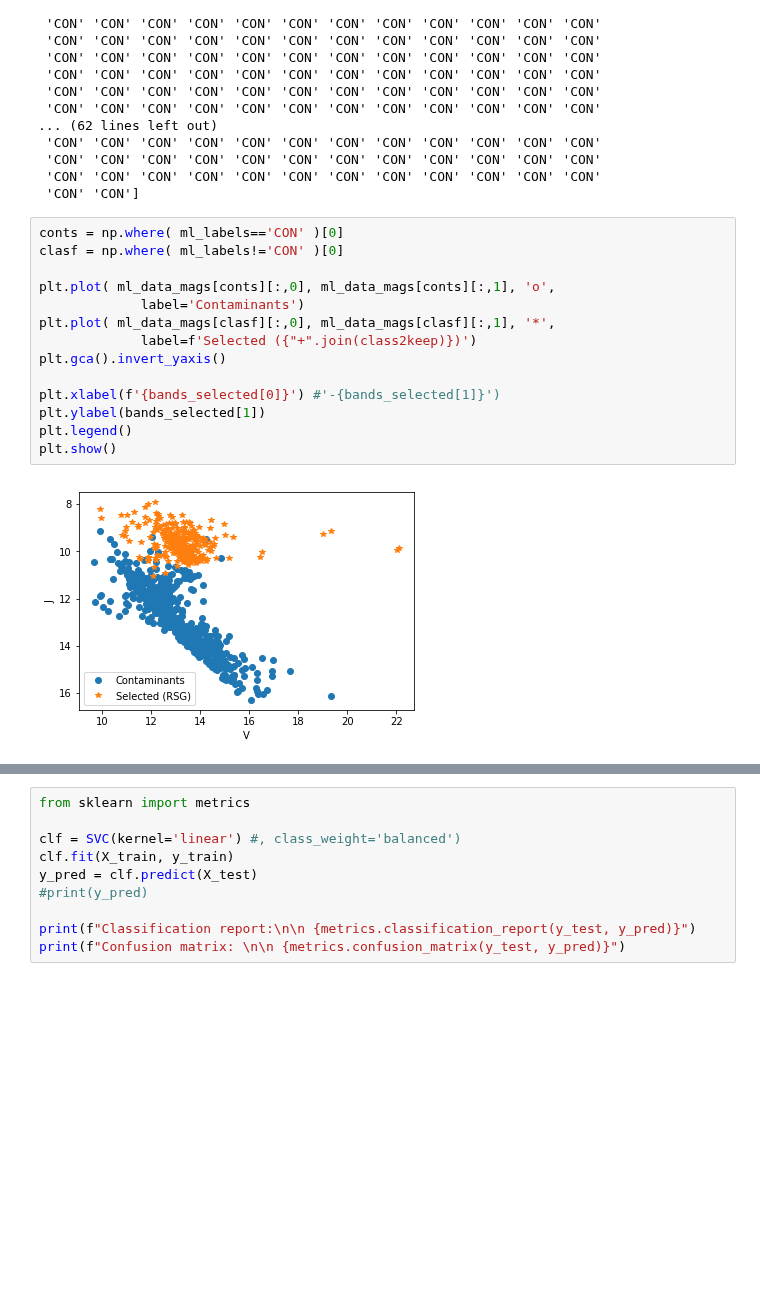
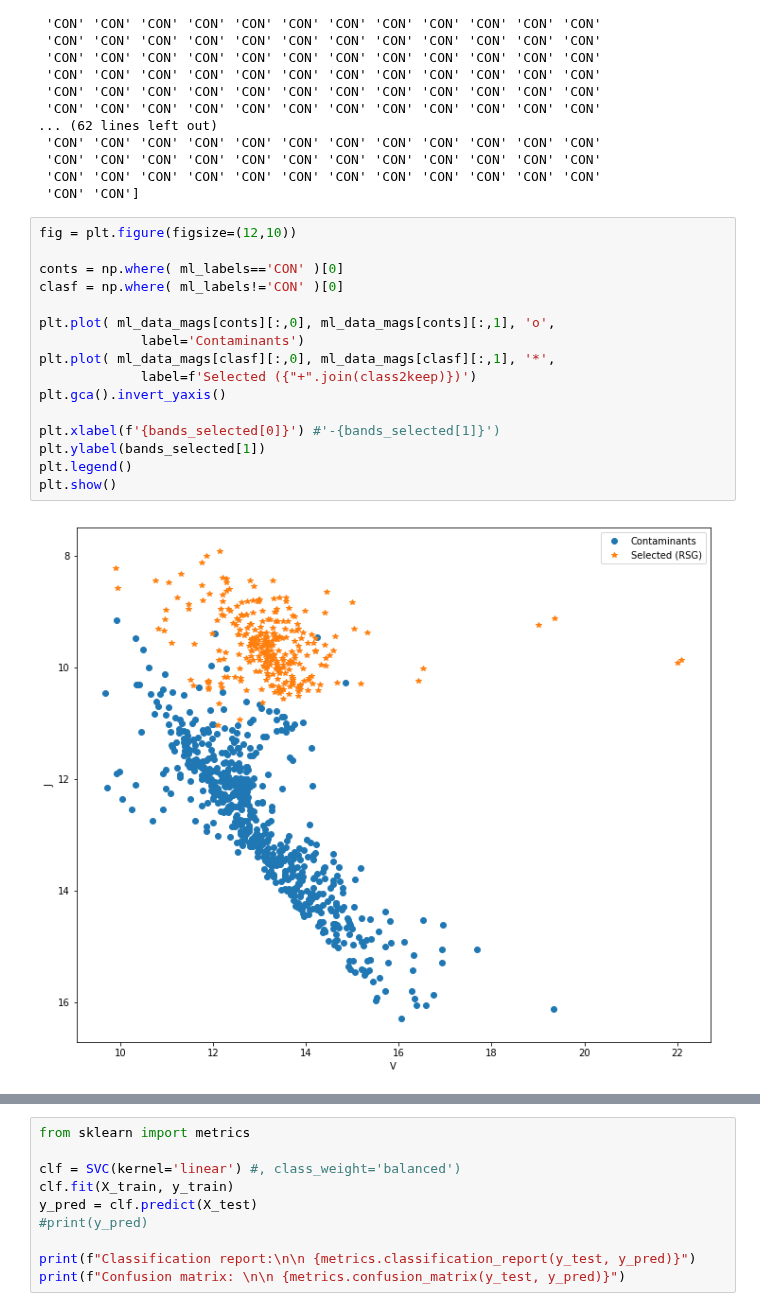
Before and after one commit to astrostatistics-in-crete/2022_summer_school, a Jupyter notebook: ML_Classification/Classification_SW_answerkey.ipynb, the cells around one changed output, grey strips where cells are left out. Drawn from its saved outputs; the diff is of its cells as text; blank space fills up the shorter version.

```diff
--- a/Classification/Classification.ipynb
+++ b/ML_Classification/Classification_SW_answerkey.ipynb
@@ -636,19 +681,21 @@ print(ml_labels)
  'CON' 'CON' 'CON' 'CON' 'CON' 'CON' 'CON' 'CON' 'CON' 'CON' 'CON' 'CON'
  'CON' 'CON']
 # %%
+fig = plt.figure(figsize=(12,10))
+
 conts = np.where( ml_labels=='CON' )[0]
 clasf = np.where( ml_labels!='CON' )[0]
 
 plt.plot( ml_data_mags[conts][:,0], ml_data_mags[conts][:,1], 'o',
              label='Contaminants')
 plt.plot( ml_data_mags[clasf][:,0], ml_data_mags[clasf][:,1], '*',
              label=f'Selected ({"+".join(class2keep)})')
 plt.gca().invert_yaxis()
 
 plt.xlabel(f'{bands_selected[0]}') #'-{bands_selected[1]}')
 plt.ylabel(bands_selected[1])
 plt.legend()
 plt.show()
 # %% [output]
-[figure, old version]
+[figure, new version]
 # %% [markdown]
```
Also changed, not shown: parts of 52 cells of this notebook, 15 other files.
